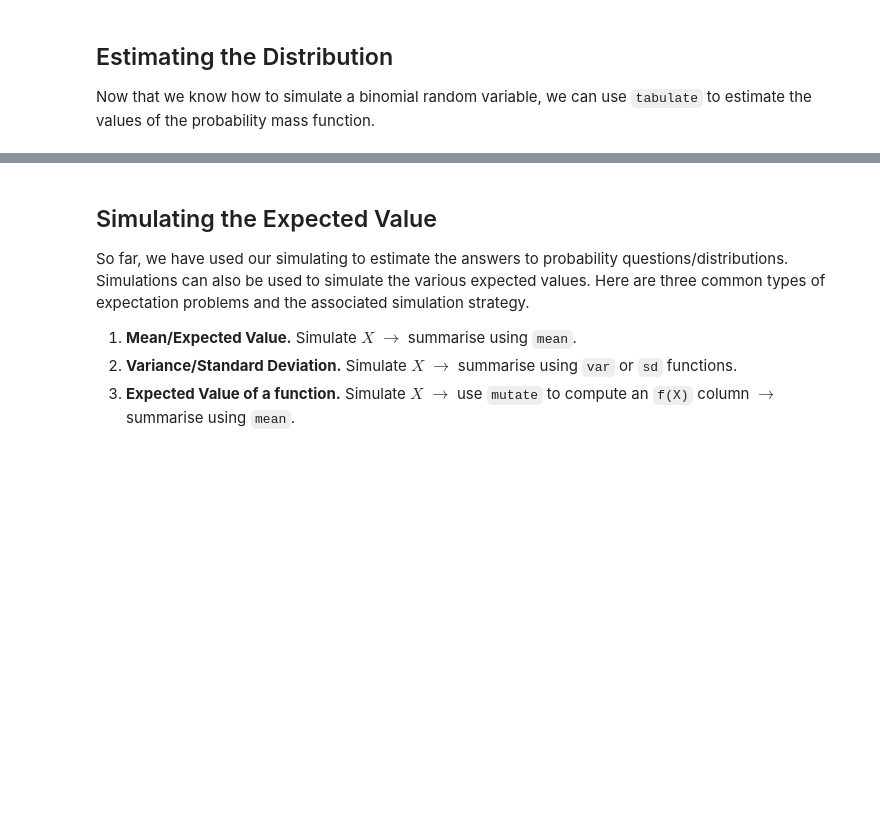
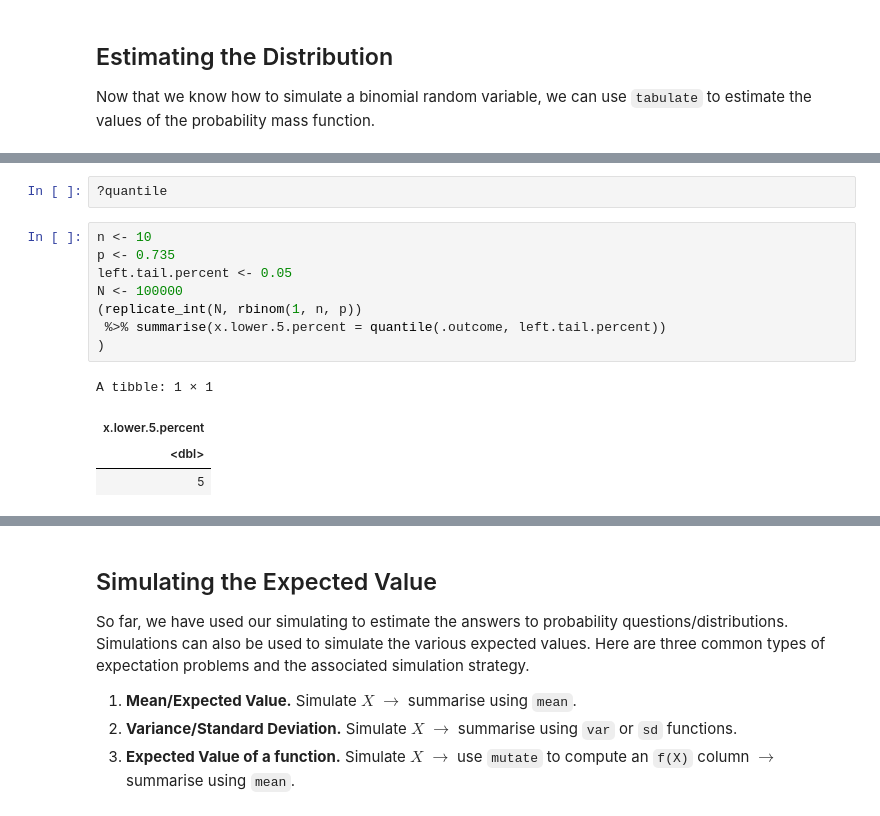
Before and after one commit to yardsale8/probability_simulations_in_R, a Jupyter notebook: 2_1_simulating_the_binomial_distribution.ipynb, the cells around one changed output, grey strips where cells are left out. Cells and saved outputs as stored; diff of their text form; blank space fills up the shorter version.

```diff
--- a/2_1_simulating_the_binomial_distribution.ipynb
+++ b/2_1_simulating_the_binomial_distribution.ipynb
@@ -245,0 +200,15 @@ A tibble: 1 × 10
+# %%
+?quantile
+# %%
+n <- 10
+p <- 0.735
+left.tail.percent <- 0.05
+N <- 100000
+(replicate_int(N, rbinom(1, n, p))
+ %>% summarise(x.lower.5.percent = quantile(.outcome, left.tail.percent))
+)
+# %% [output]
+A tibble: 1 × 1
+| x.lower.5.percent |
+| <dbl> |
+| 5 |
```
Also changed, not shown: parts of 22 cells of this notebook.
